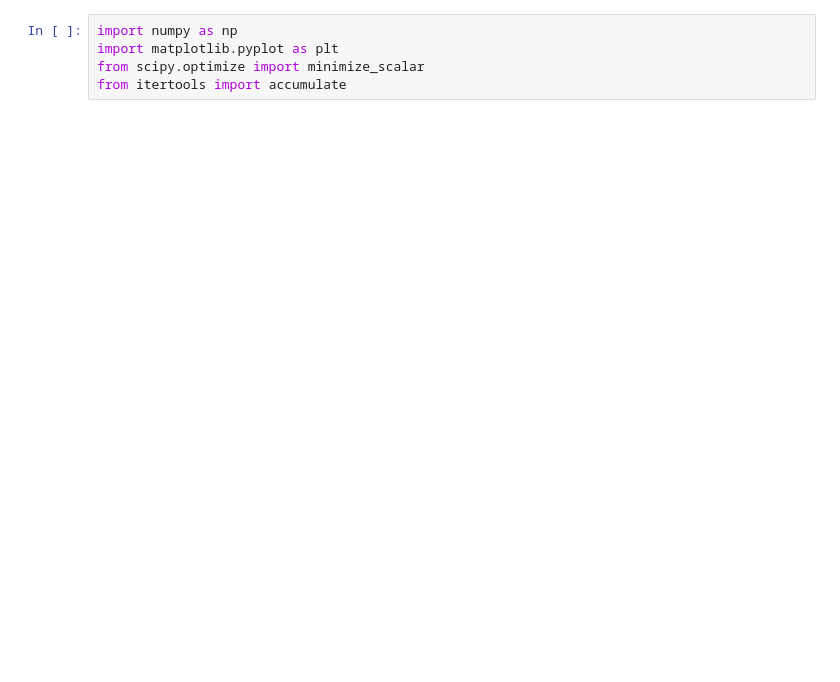
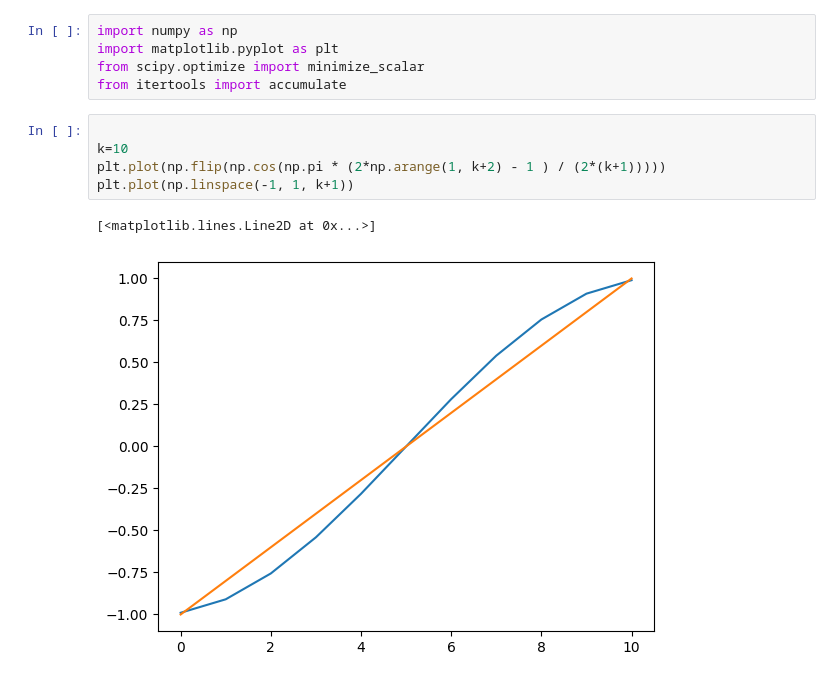
Before and after one commit to ivankirev13/Performative-Regression, a Jupyter notebook: performative_regression.ipynb, the cells around one changed output. Cells and saved outputs as stored; diff of their text form; blank space fills up the shorter version.

```diff
--- a/performative_regression.ipynb
+++ b/performative_regression.ipynb
@@ -3,3 +3,11 @@ import numpy as np
 import matplotlib.pyplot as plt
 from scipy.optimize import minimize_scalar
 from itertools import accumulate
+# %%
+
+k=10
+plt.plot(np.flip(np.cos(np.pi * (2*np.arange(1, k+2) - 1 ) / (2*(k+1)))))
+plt.plot(np.linspace(-1, 1, k+1))
+# %% [output]
+[<matplotlib.lines.Line2D at 0x...>]
+[figure, added]
```
Also changed, not shown: parts of 5 cells of this notebook.
